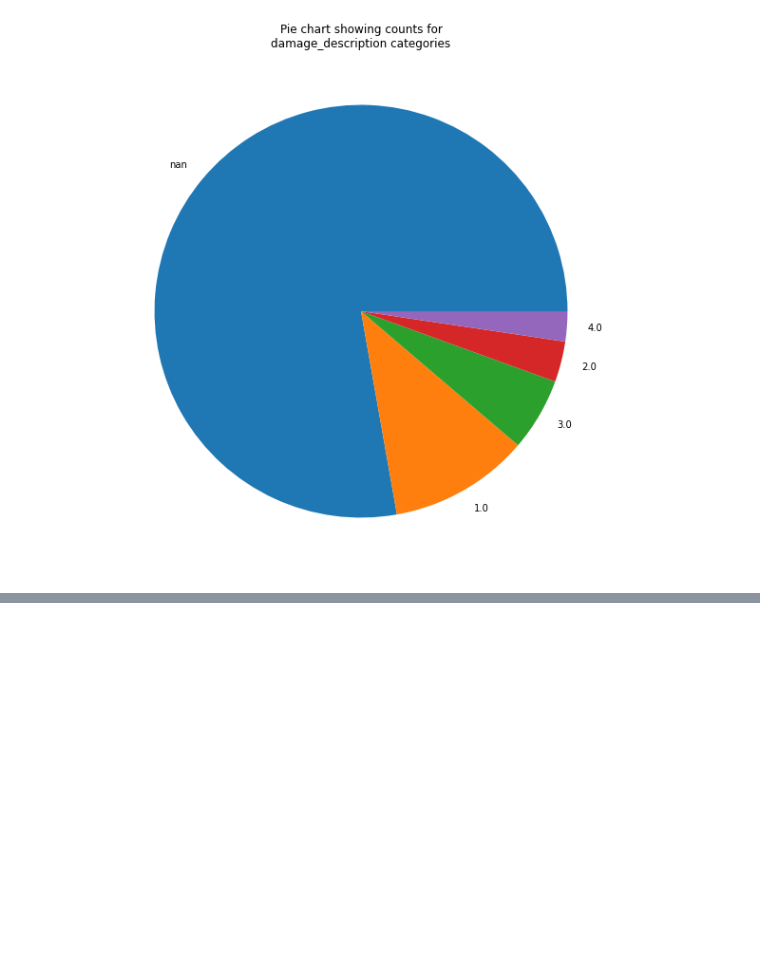
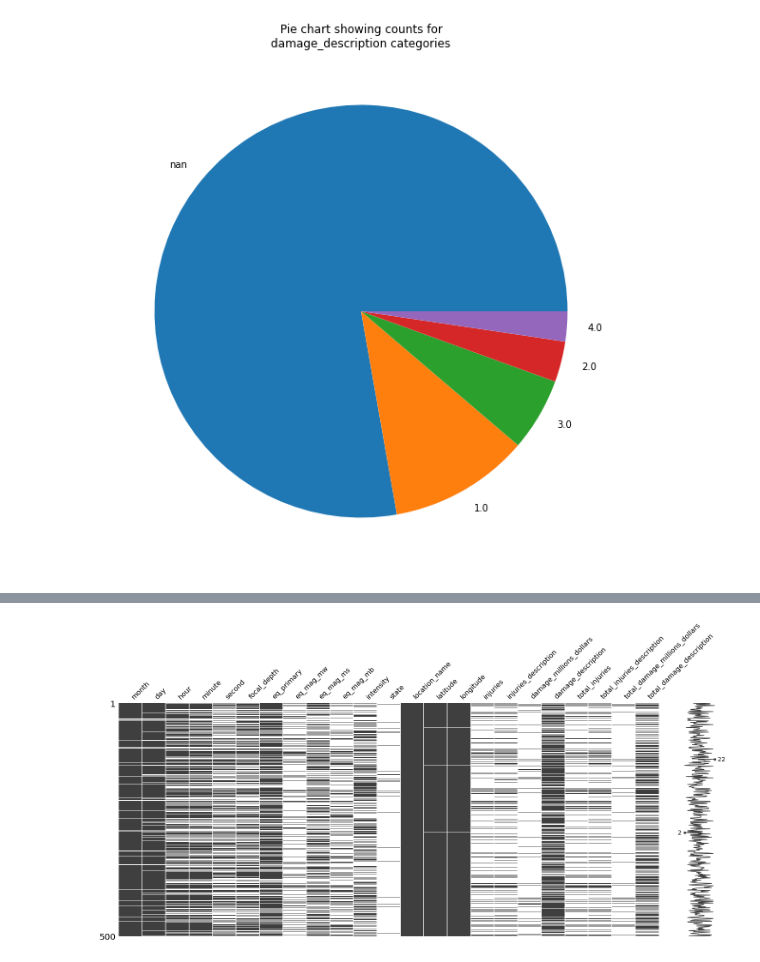
Before and after one commit to tamires-data/2019-CS109B, a Jupyter notebook: Earthquake.ipynb, the cells around one changed output, grey strips where cells are left out. Drawn from its saved outputs; the diff is of its cells as text; code cells hidden in the pictures; blank space fills up the shorter version.

```diff
--- a/Earthquake.ipynb
+++ b/Earthquake.ipynb
@@ -231,3 +239,11 @@ plt.title('Pie chart showing counts for\ndamage_description categories')
 plt.show()
 # %% [output]
 [figure]
+# %%
+mask = data.isnull()
+total = mask.sum()
+percent = 100*mask.mean()
+missing_data = pd.concat([total, percent], axis=1,join='outer',
+ keys=['count_missing', 'perc_missing'])
+missing_data.sort_values(by='perc_missing', ascending=False, inplace=True)
+missing_data
@@ -233,0 +268,7 @@ plt.show()
+# %%
+# nullity matrix- black means for a non null value
+nullable_columns = data.columns[mask.any()].tolist()
+msno.matrix(data[nullable_columns].sample(500))
+plt.show()
+# %% [output]
+[figure, added]
```
Also changed, not shown: parts of 7 cells of this notebook.
